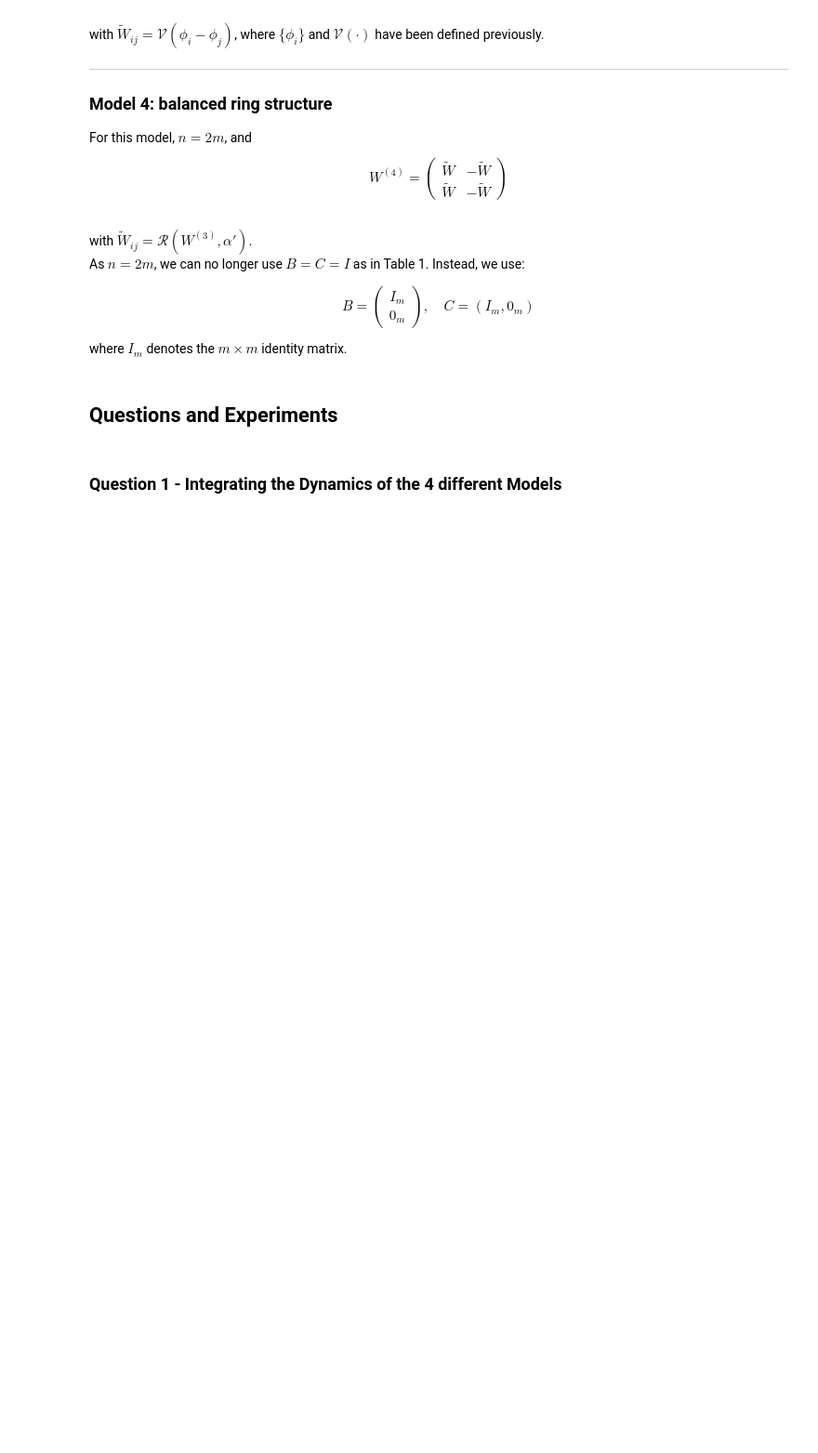
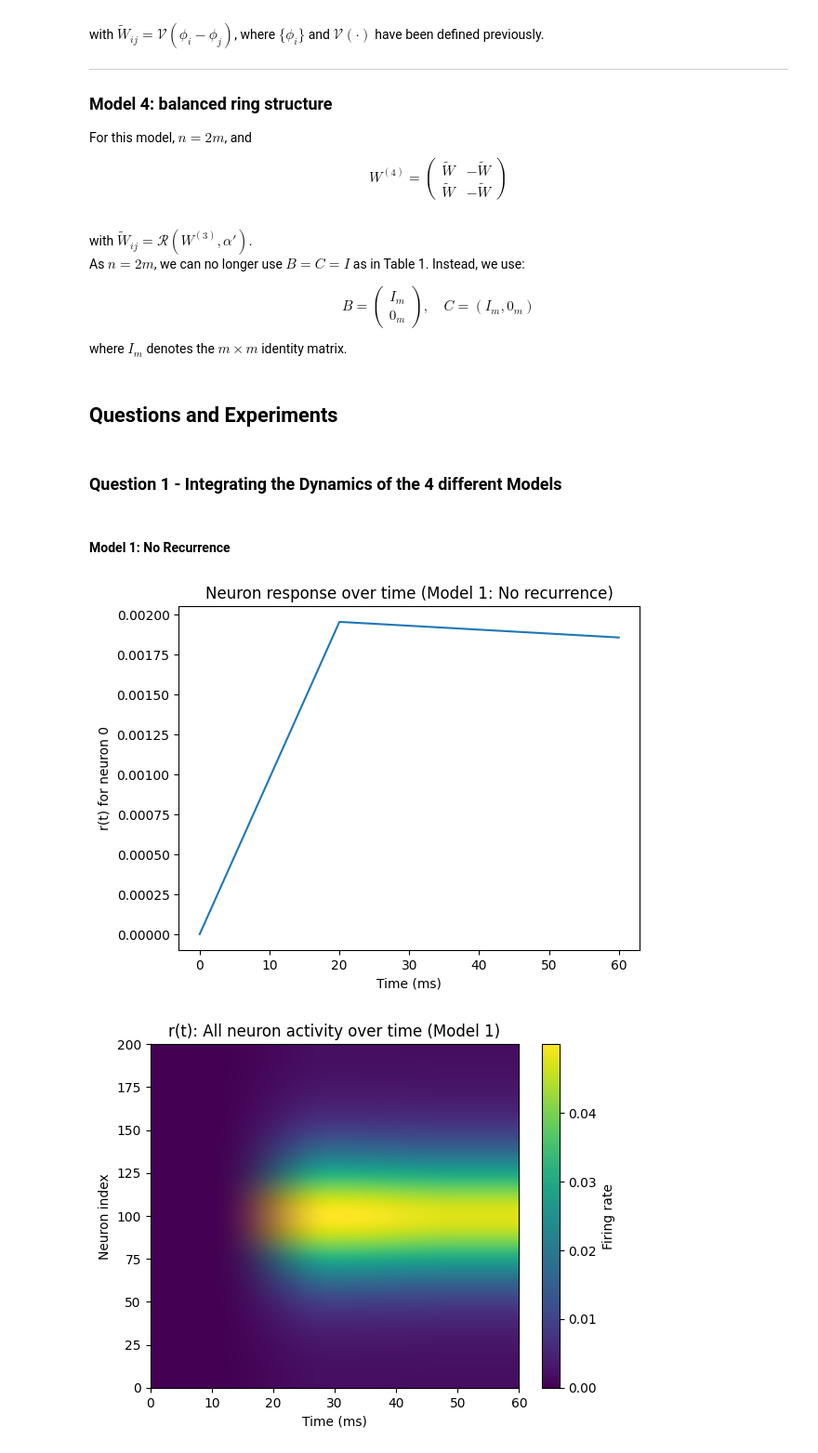
Before and after one commit to macaswalker/CompNeuroCam, a Jupyter notebook: Assignment 2/recurrent_neural_network_dynamics.ipynb, the cells around one changed output. Shown at 93% size. Cells and saved outputs as stored; diff of their text form; code cells hidden in the pictures; blank space fills up the shorter version.

```diff
--- a/Assignment 2/recurrent_neural_network_dynamics.ipynb
+++ b/Assignment 2/recurrent_neural_network_dynamics.ipynb
@@ -122,3 +169,37 @@ where $I_m$ denotes the $m \times m$ identity matrix.
 ## Questions and Experiments
 # %% [markdown]
 ### Question 1 - Integrating the Dynamics of the 4 different Models
+# %%
+theta = np.pi # Input orientation
+time_steps = [0,20,60] # Time steps through which we integrate
+# %% [markdown]
+#### Model 1: No Recurrence
+# %%
+# --- Model 1: No recurrence ---
+W_1 = np.zeros_like(B)  # Zero recurrent weights
+
+# Run the simulation
+circ_d_w1, theta_hat_list_w1, o_tilde_list_w1, r_list_w1 = run_simulation(
+    theta, phi, time_steps, W_1, B, C, sigma, tau, dt, k
+)
+
+# Plot response of a single neuron over time
+neuron_index = 0
+r_values_w1 = [r[neuron_index] for r in r_list_w1[:-1]]  # Exclude final unused timestep
+plt.plot(time_steps, r_values_w1)
+plt.xlabel("Time (ms)")
+plt.ylabel(f"r(t) for neuron {neuron_index}")
+plt.title("Neuron response over time (Model 1: No recurrence)")
+plt.show()
+
+# Heatmap for all neurons
+r_array_w1 = np.array(r_list_w1[:-1])  # shape (time, neurons)
+plt.imshow(r_array_w1.T, aspect='auto', origin='lower', extent=[0, time_steps[-1], 0, r_array_w1.shape[1]])
+plt.colorbar(label="Firing rate")
+plt.xlabel("Time (ms)")
+plt.ylabel("Neuron index")
+plt.title("r(t): All neuron activity over time (Model 1)")
+plt.show()
+# %% [output]
+[figure, added]
+[figure, added]
```
Also changed, not shown: parts of 6 cells of this notebook.
